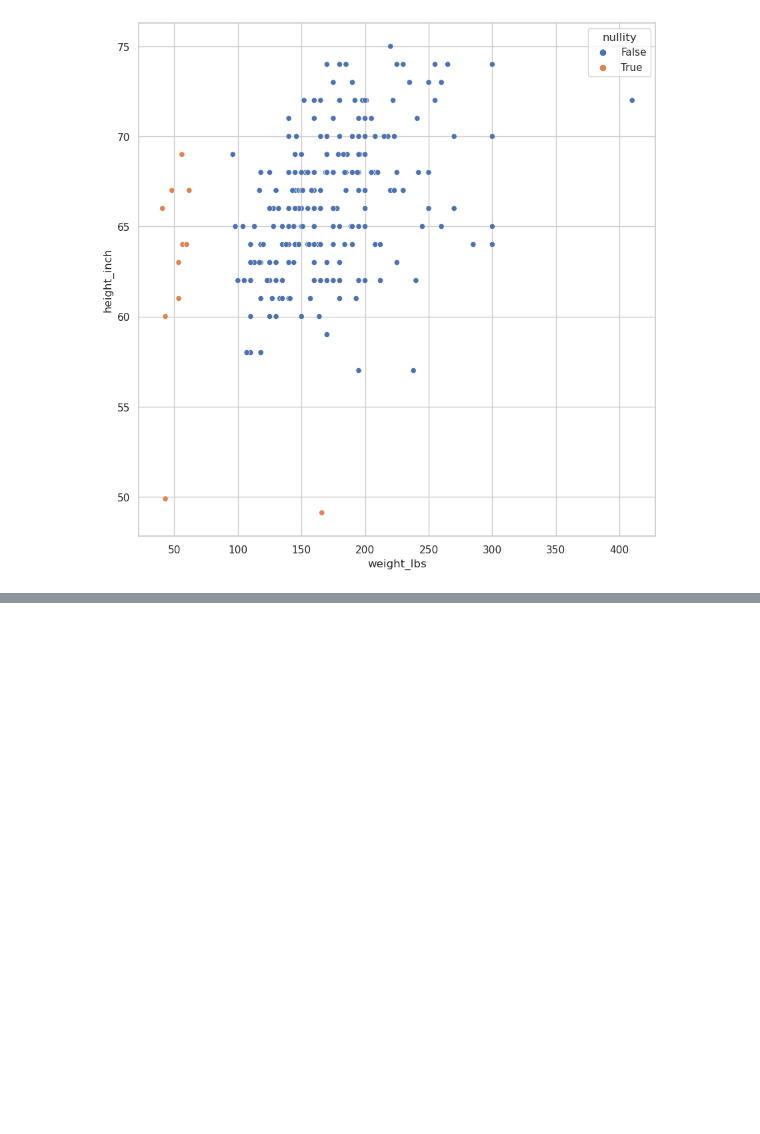
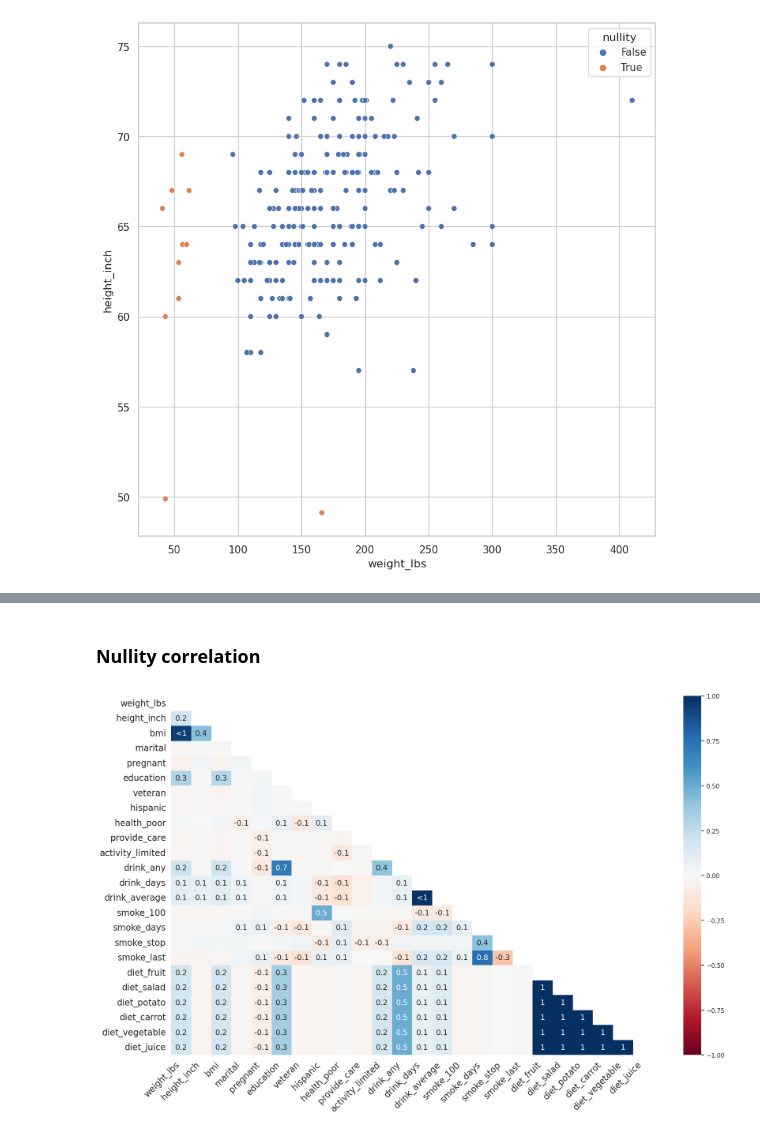
Before and after one commit to fenilenvinileno97/missing-values, a Jupyter notebook: notebooks/exploration.ipynb, the cells around one changed output, grey strips where cells are left out. Drawn from its saved outputs; the diff is of its cells as text; code cells hidden in the pictures; blank space fills up the shorter version.

```diff
--- a/notebooks/exploration.ipynb
+++ b/notebooks/exploration.ipynb
@@ -813,0 +810,9 @@ Created in <span style='font-weight:600;margin-left:4px;'>Deepnote</span></a>
+# %% [markdown]
+### Nullity correlation
+# %%
+missingno.heatmap(
+    riskfactors_df
+)
+plt.show()
+# %% [output]
+[figure, added]
```
Also changed, not shown: parts of 2 cells of this notebook, 2 other files.
